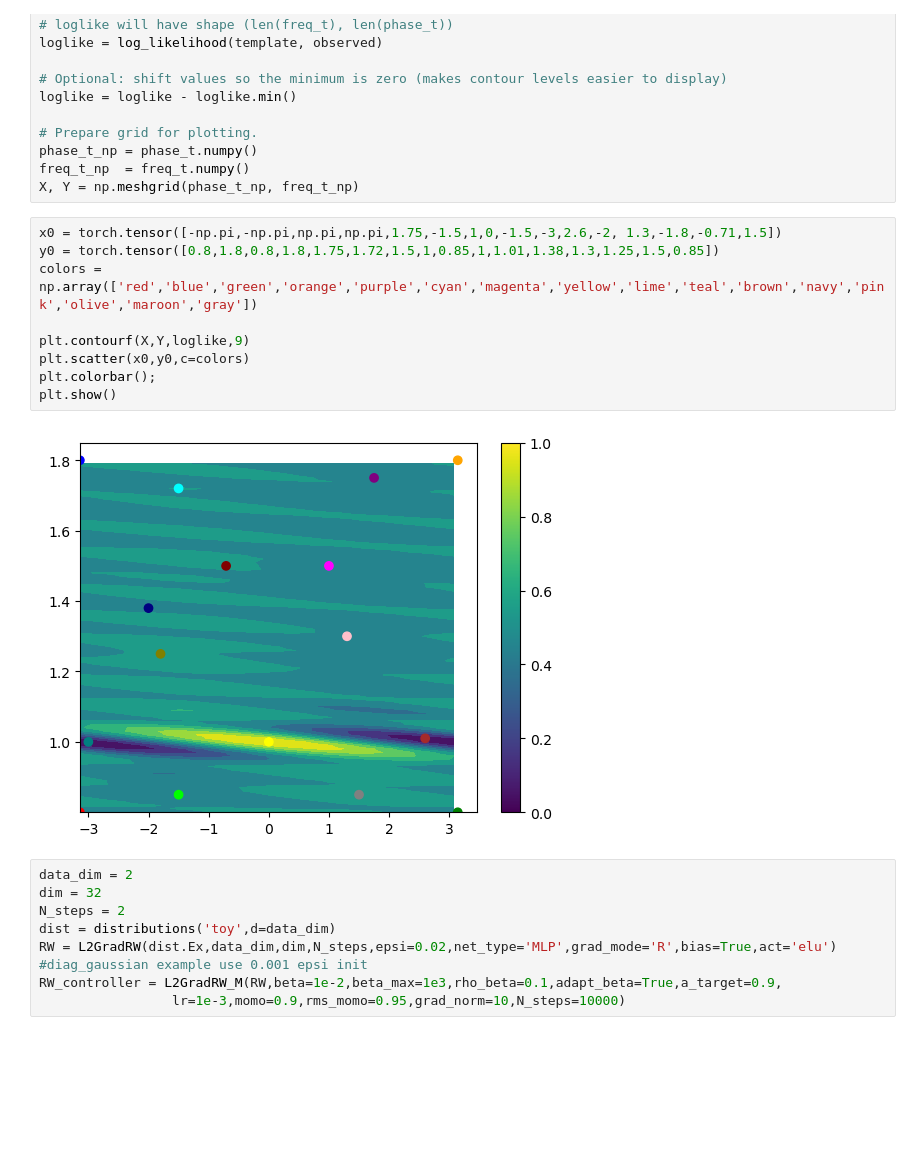
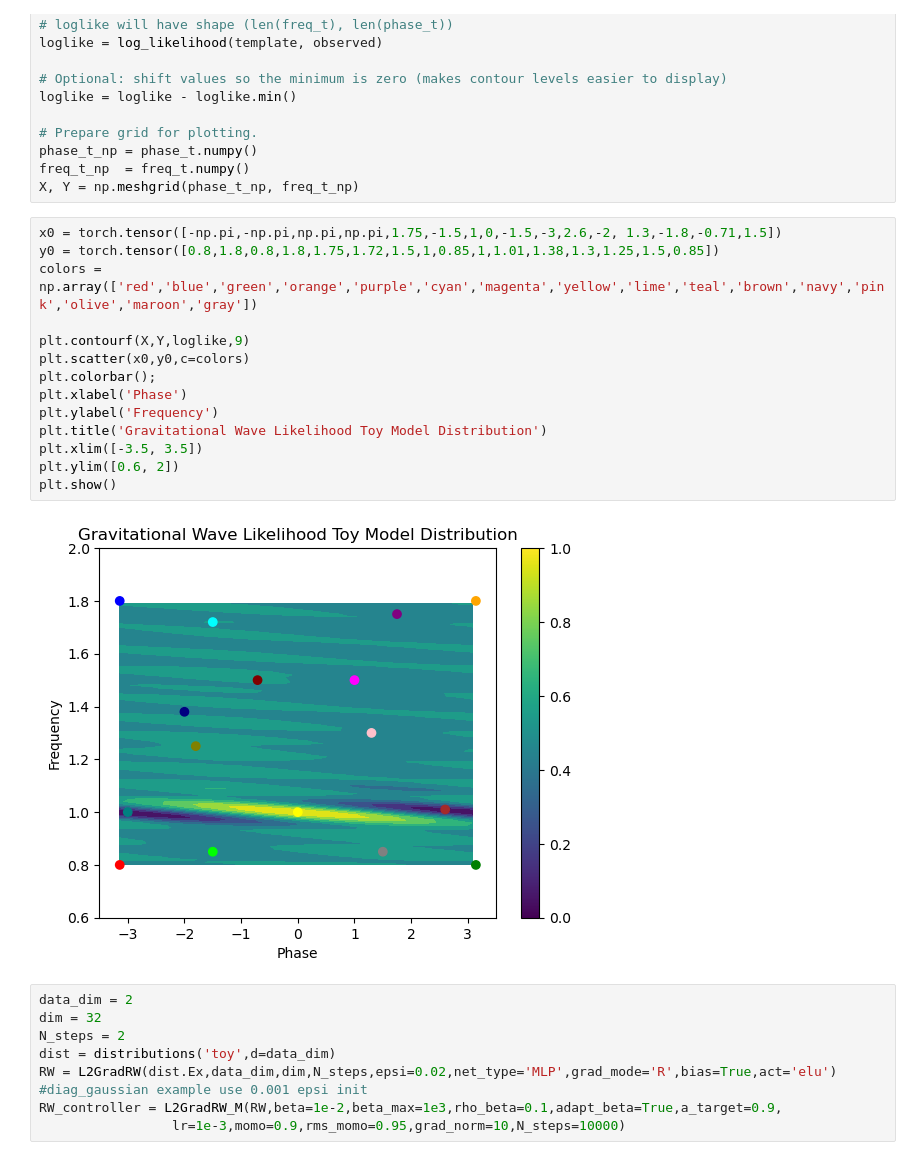
Before and after one commit to JustinQuanta/mcmc_gravitationalwave, a Jupyter notebook: entropy/Entropy-based.ipynb, the cells around one changed output. Cells and saved outputs as stored; diff of their text form; blank space fills up the shorter version.

```diff
--- a/entropy/Entropy-based.ipynb
+++ b/entropy/Entropy-based.ipynb
@@ -75,14 +75,19 @@ X, Y = np.meshgrid(phase_t_np, freq_t_np)
 # %%
 x0 = torch.tensor([-np.pi,-np.pi,np.pi,np.pi,1.75,-1.5,1,0,-1.5,-3,2.6,-2, 1.3,-1.8,-0.71,1.5])
 y0 = torch.tensor([0.8,1.8,0.8,1.8,1.75,1.72,1.5,1,0.85,1,1.01,1.38,1.3,1.25,1.5,0.85])
 colors = np.array(['red','blue','green','orange','purple','cyan','magenta','yellow','lime','teal','brown','navy','pink','olive','maroon','gray'])
 
 plt.contourf(X,Y,loglike,9)
 plt.scatter(x0,y0,c=colors)
 plt.colorbar();
+plt.xlabel('Phase')
+plt.ylabel('Frequency')
+plt.title('Gravitational Wave Likelihood Toy Model Distribution')
+plt.xlim([-3.5, 3.5])
+plt.ylim([0.6, 2])
 plt.show()
 # %% [output]
-[figure, old version]
+[figure, new version]
 # %%
 data_dim = 2
 dim = 32
```
Also changed, not shown: parts of 35 cells of this notebook, 1 other file.
